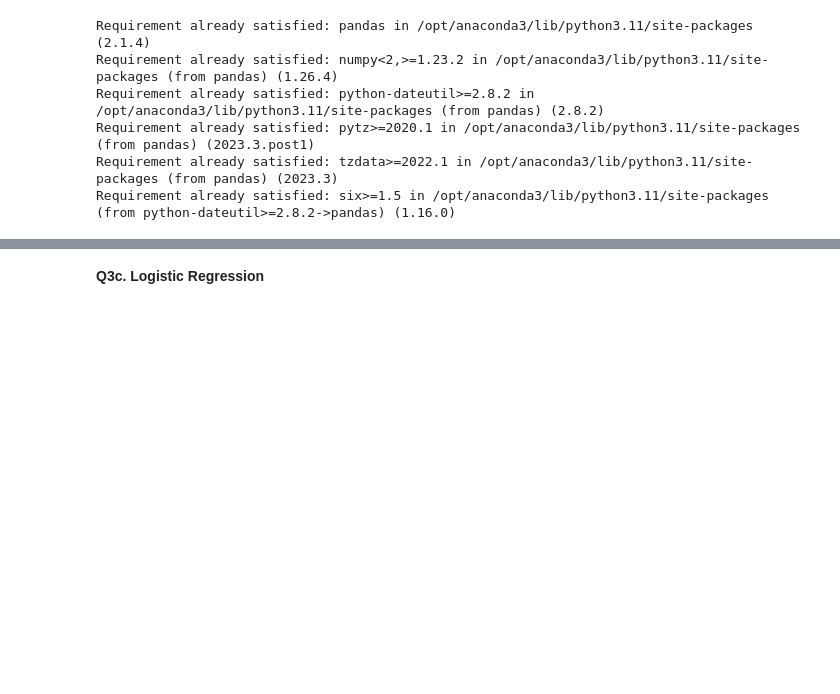
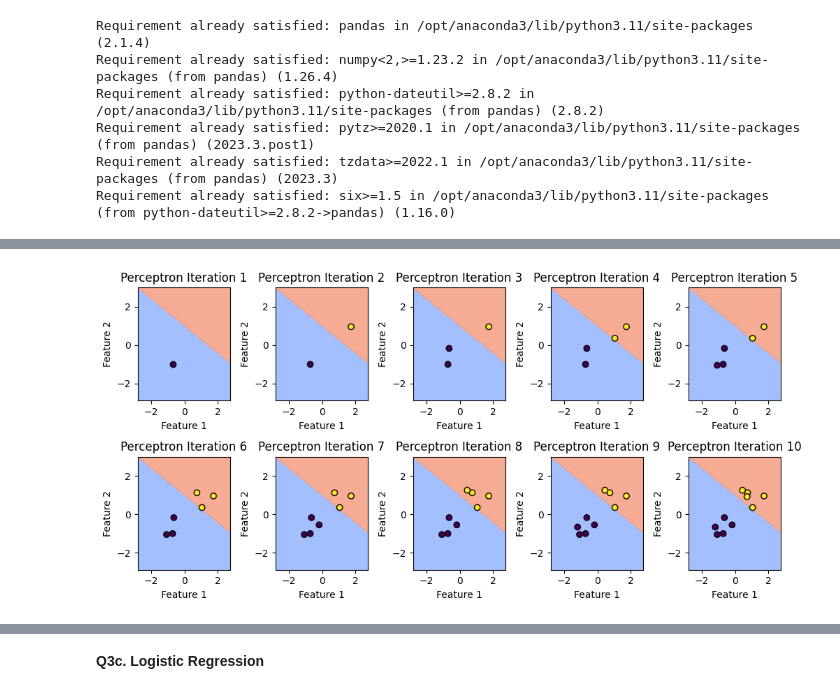
Before and after one commit to nyu-dl/DS-GA-1003-Machine-Learning-2025, a Jupyter notebook: lab2/messmaster_1.ipynb, the cells around one changed output, grey strips where cells are left out. Cells and saved outputs as stored; diff of their text form; code cells hidden in the pictures; blank space fills up the shorter version.

```diff
--- a/lab2/messmaster_1.ipynb
+++ b/lab2/messmaster_1.ipynb
@@ -277,9 +253,12 @@ def plot_training_evolution(X, y, model, iterations=10, batch_size=1, title="Mod
 # %%
 !pip install pandas
 import pandas as pd
-df = pd.read_csv("secret/data/overlapped.csv")
+from sklearn.preprocessing import StandardScaler
+df = pd.read_csv("secret/data/margin_classifier_alternate.csv")
 X = df[["x1", "x2"]].values
 y = df["y"].values
+scaler = StandardScaler()
+X_scaled = scaler.fit_transform(X)
 # %% [output]
 Requirement already satisfied: pandas in /opt/anaconda3/lib/python3.11/site-packages (2.1.4)
 Requirement already satisfied: numpy<2,>=1.23.2 in /opt/anaconda3/lib/python3.11/site-packages (from pandas) (1.26.4)
@@ -292,10 +268,0 @@ Requirement already satisfied: six>=1.5 in /opt/anaconda3/lib/python3.11/site-pa
-# %%
-
-from sklearn.linear_model import Perceptron
-
-def train_perceptron(X, y, iterations=10):
-    perceptron = Perceptron(max_iter=1, tol=None, warm_start=True, random_state=42)
-    plot_training_evolution(X, y, perceptron, iterations, title="Perceptron")
-
-# Sequential and Random
-train_perceptron(X, y, iterations=10)
@@ -306,10 +268,0 @@ train_perceptron(X, y, iterations=10)
-# %%
-
-from sklearn.linear_model import SGDClassifier
-
-def train_svm(X, y, iterations=10):
-    svm = SGDClassifier(loss="hinge", max_iter=1, tol=None, warm_start=True, random_state=42)
-    plot_training_evolution(X, y, svm, iterations, title="SVM")
-
-# Sequential and Random
-train_svm(X, y, iterations=10)
@@ -317,0 +314,4 @@ train_svm(X, y, iterations=10)
+# %%
+train_perceptron(X_scaled, y, iterations=10)
+# %% [output]
+[figure, added]
```
Also changed, not shown: parts of 15 cells of this notebook.
